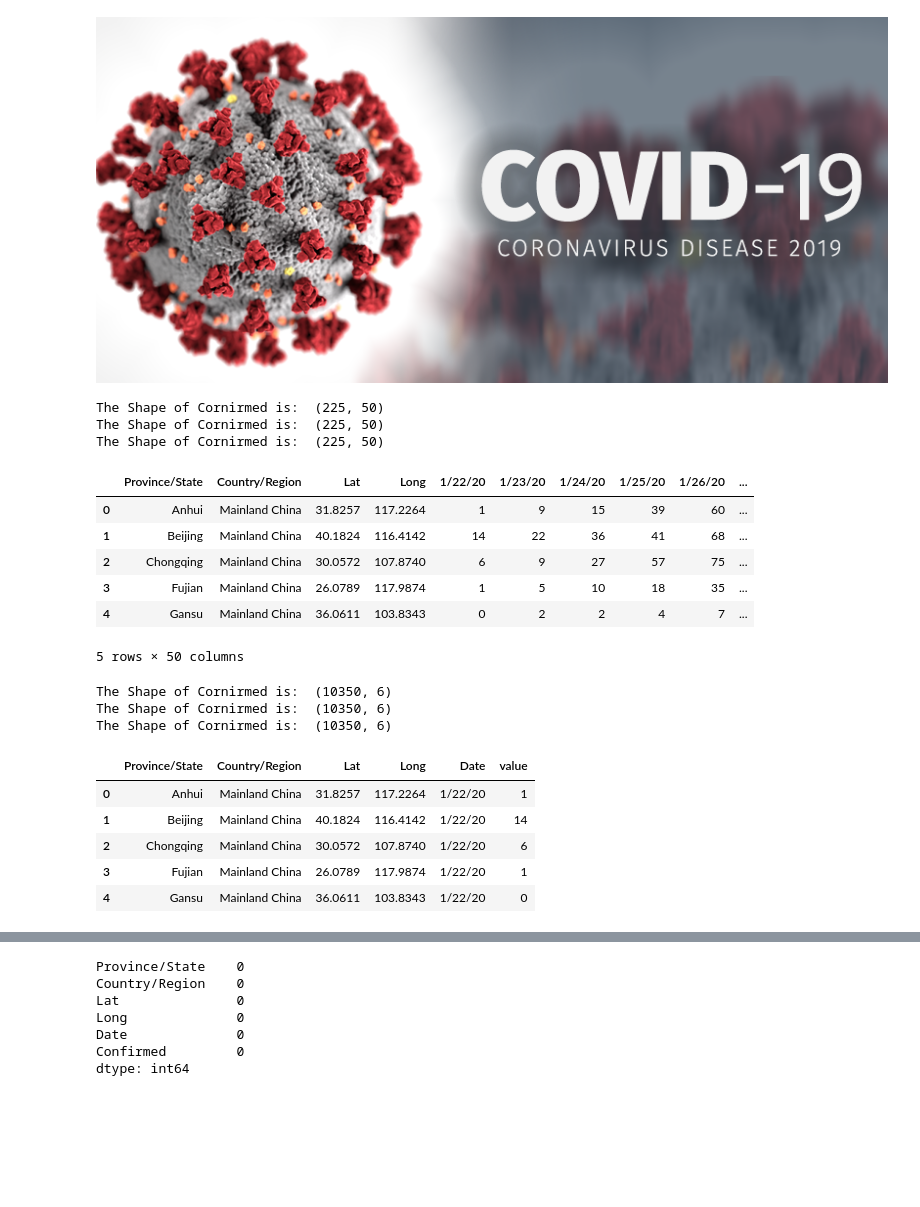
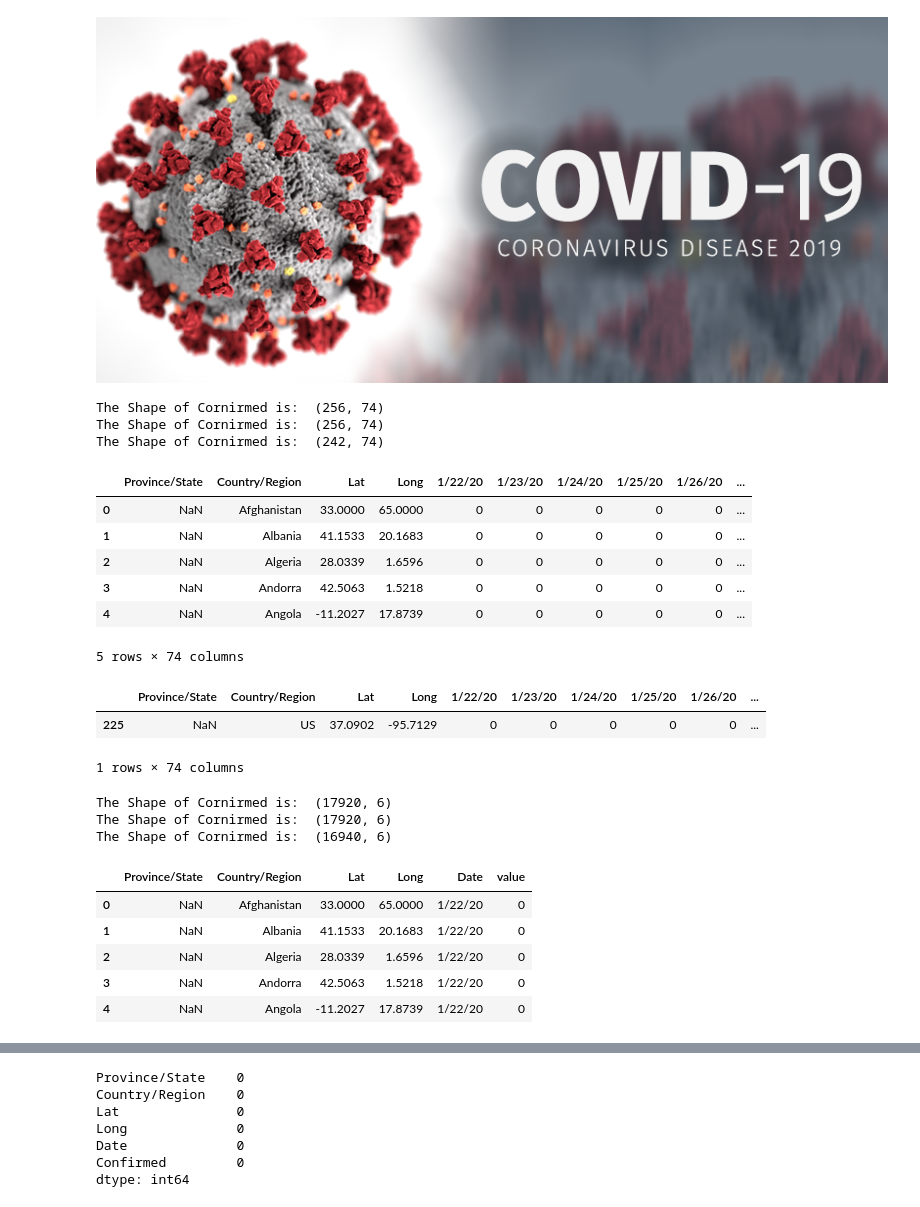
Before and after one commit to Pitsillides91/Python-Tutorials, a Jupyter notebook: CoronaVirus/Corona Virus Project - Evolution.ipynb, the cells around one changed output, grey strips where cells are left out. Saved outputs shown, nothing was run; the diff lists cells and outputs as text; code cells hidden in the pictures; blank space fills up the shorter version.

```diff
--- a/CoronaVirus/Corona Virus Project - Evolution.ipynb
+++ b/CoronaVirus/Corona Virus Project - Evolution.ipynb
@@ -38,26 +38,32 @@ sns.set(rc={'figure.figsize':(12,10)})
 # %%
 # Loading the cumulative raw data
 
-raw_data_confirmed = pd.read_csv('C:\\Users\\pitsi\\Desktop\\Python Tutorials\\CoronaVirus\\time_series_19-covid-Confirmed.csv')
-raw_data_deaths = pd.read_csv('C:\\Users\\pitsi\\Desktop\\Python Tutorials\\CoronaVirus\\time_series_19-covid-Deaths.csv')
-raw_data_Recovered = pd.read_csv('C:\\Users\\pitsi\\Desktop\\Python Tutorials\\CoronaVirus\\time_series_19-covid-Recovered.csv')
+raw_data_confirmed = pd.read_csv('C:\\Users\\pitsi\\Desktop\\Python Tutorials\\CoronaVirus\\time_series_covid19_confirmed_global.csv')
+raw_data_deaths = pd.read_csv('C:\\Users\\pitsi\\Desktop\\Python Tutorials\\CoronaVirus\\time_series_covid19_deaths_global.csv')
+raw_data_Recovered = pd.read_csv('C:\\Users\\pitsi\\Desktop\\Python Tutorials\\CoronaVirus\\time_series_covid19_recovered_global.csv')
 
 print("The Shape of Cornirmed is: ", raw_data_confirmed.shape)
 print("The Shape of Cornirmed is: ", raw_data_deaths.shape)
 print("The Shape of Cornirmed is: ", raw_data_Recovered.shape)
 
 raw_data_confirmed.head()
 # %% [output]
-The Shape of Cornirmed is:  (225, 50)
-The Shape of Cornirmed is:  (225, 50)
-The Shape of Cornirmed is:  (225, 50)
+The Shape of Cornirmed is:  (256, 74)
+The Shape of Cornirmed is:  (256, 74)
+The Shape of Cornirmed is:  (242, 74)
 |  | Province/State | Country/Region | Lat | Long | 1/22/20 | 1/23/20 | 1/24/20 | 1/25/20 | 1/26/20 | ... |
-| 0 | Anhui | Mainland China | 31.8257 | 117.2264 | 1 | 9 | 15 | 39 | 60 | ... |
-| 1 | Beijing | Mainland China | 40.1824 | 116.4142 | 14 | 22 | 36 | 41 | 68 | ... |
-| 2 | Chongqing | Mainland China | 30.0572 | 107.8740 | 6 | 9 | 27 | 57 | 75 | ... |
-| 3 | Fujian | Mainland China | 26.0789 | 117.9874 | 1 | 5 | 10 | 18 | 35 | ... |
-| 4 | Gansu | Mainland China | 36.0611 | 103.8343 | 0 | 2 | 2 | 4 | 7 | ... |
+| 0 | NaN | Afghanistan | 33.0000 | 65.0000 | 0 | 0 | 0 | 0 | 0 | ... |
+| 1 | NaN | Albania | 41.1533 | 20.1683 | 0 | 0 | 0 | 0 | 0 | ... |
+| 2 | NaN | Algeria | 28.0339 | 1.6596 | 0 | 0 | 0 | 0 | 0 | ... |
+| 3 | NaN | Andorra | 42.5063 | 1.5218 | 0 | 0 | 0 | 0 | 0 | ... |
+| 4 | NaN | Angola | -11.2027 | 17.8739 | 0 | 0 | 0 | 0 | 0 | ... |
-5 rows × 50 columns
+5 rows × 74 columns
+# %%
+raw_data_Recovered[raw_data_Recovered['Country/Region'] == 'US']
+# %% [output]
+|  | Province/State | Country/Region | Lat | Long | 1/22/20 | 1/23/20 | 1/24/20 | 1/25/20 | 1/26/20 | ... |
+| 225 | NaN | US | 37.0902 | -95.7129 | 0 | 0 | 0 | 0 | 0 | ... |
+1 rows × 74 columns
 # %%
 # Un-Pivoting the data
 
@@ -73,15 +79,15 @@ print("The Shape of Cornirmed is: ", raw_data_Recovered2.shape)
 
 raw_data_confirmed2.head()
 # %% [output]
-The Shape of Cornirmed is:  (10350, 6)
-The Shape of Cornirmed is:  (10350, 6)
-The Shape of Cornirmed is:  (10350, 6)
+The Shape of Cornirmed is:  (17920, 6)
+The Shape of Cornirmed is:  (17920, 6)
+The Shape of Cornirmed is:  (16940, 6)
 |  | Province/State | Country/Region | Lat | Long | Date | value |
-| 0 | Anhui | Mainland China | 31.8257 | 117.2264 | 1/22/20 | 1 |
-| 1 | Beijing | Mainland China | 40.1824 | 116.4142 | 1/22/20 | 14 |
-| 2 | Chongqing | Mainland China | 30.0572 | 107.8740 | 1/22/20 | 6 |
-| 3 | Fujian | Mainland China | 26.0789 | 117.9874 | 1/22/20 | 1 |
-| 4 | Gansu | Mainland China | 36.0611 | 103.8343 | 1/22/20 | 0 |
+| 0 | NaN | Afghanistan | 33.0000 | 65.0000 | 1/22/20 | 0 |
+| 1 | NaN | Albania | 41.1533 | 20.1683 | 1/22/20 | 0 |
+| 2 | NaN | Algeria | 28.0339 | 1.6596 | 1/22/20 | 0 |
+| 3 | NaN | Andorra | 42.5063 | 1.5218 | 1/22/20 | 0 |
+| 4 | NaN | Angola | -11.2027 | 17.8739 | 1/22/20 | 0 |
 # %%
 # Converting the new column to dates
 
```
Also changed, not shown: parts of 18 cells of this notebook.
